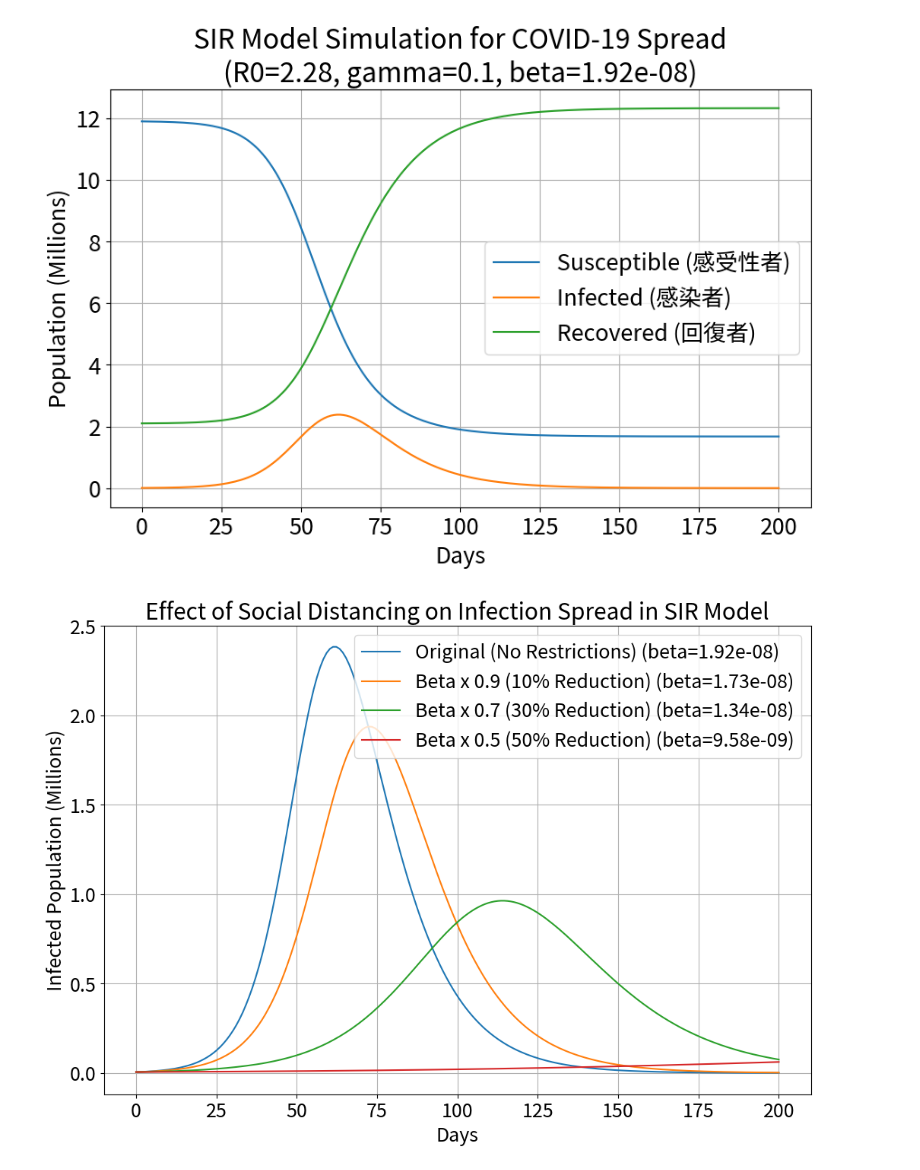
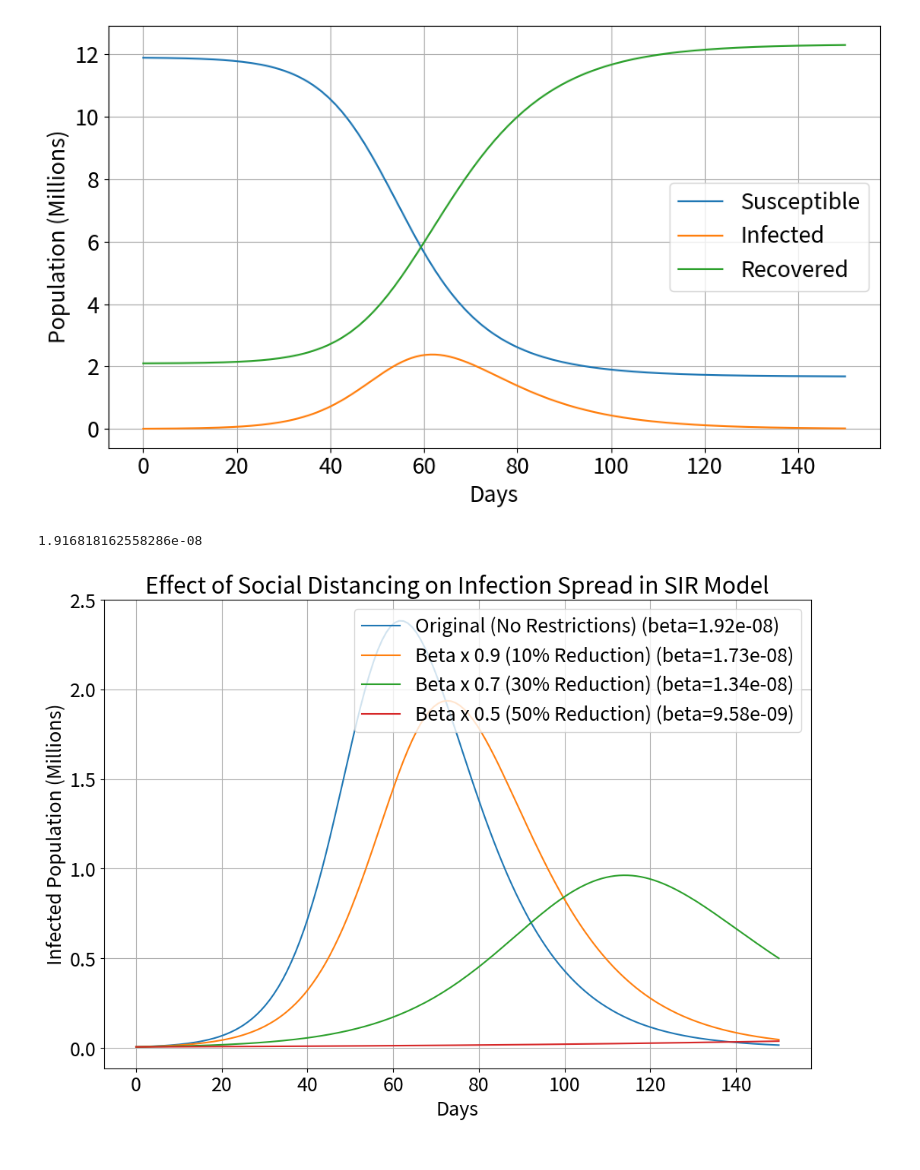
Before and after one commit to junya737/sir-model, a Jupyter notebook: main.ipynb, the cells around one changed output. Drawn from its saved outputs; the diff is of its cells as text; code cells hidden in the pictures.

```diff
--- a/main.ipynb
+++ b/main.ipynb
@@ -17,39 +17,45 @@ def sir_model(y, t, beta, gamma):
 # 初期パラメータ
 N = 1.4 * 10**7          # 総人口
 I0 = 5288            # 初期感染者数
 R0_val = N * 0.15             # 初期回復者数
 S0 = N - I0 - R0_val   # 初期の感受性者数
 gamma = 0.1        # 回復率
 R0 = 2.28        # 基本再生産数
 beta = R0 * gamma / S0  # 伝染率
 
-days = 200         # シミュレーションの日数
+days = 150         # シミュレーションの日数
 
 # 初期条件と時間の設定
 y0 = [S0, I0, R0_val]
 t = np.linspace(0, days, days)
 
 # odeintで微分方程式を解く
 solution = odeint(sir_model, y0, t, args=(beta, gamma))
 S, I, R = solution.T
 
 # グラフ作成
 plt.figure(figsize=(10, 6))
-plt.plot(t, S / 1e6, label='Susceptible (感受性者)')
-plt.plot(t, I / 1e6, label='Infected (感染者)')
-plt.plot(t, R / 1e6, label='Recovered (回復者)')
+plt.plot(t, S / 1e6, label='Susceptible')
+plt.plot(t, I / 1e6, label='Infected')
+plt.plot(t, R / 1e6, label='Recovered')
 plt.xlabel('Days')
 plt.ylabel('Population (Millions)')
-plt.title(f'SIR Model Simulation for COVID-19 Spread\n(R0={R0}, gamma={gamma}, beta={beta:.2e})')
+
 
 # 縦軸にカンマ区切りを適用
 plt.gca().yaxis.set_major_formatter(FuncFormatter(lambda x, _: f'{int(x):,}'))
 
 plt.legend()
 plt.grid(True)
+plt.tight_layout()
+plt.savefig('sir_model.pdf')
 plt.show()
 # %% [output]
-[figure, old version]
+[figure, new version]
+# %%
+beta
+# %% [output]
+1.916818162558286e-08
 # %%
 # 各自粛シナリオにおけるbetaの設定
 scenarios = {
@@ -80,7 +86,7 @@ plt.legend()
 plt.grid(True)
 plt.show()
 # %% [output]
-[figure, old version]
+[figure, new version]
 # %%
 # グラフ作成
 plt.figure(figsize=(12, 8))
```
Also changed, not shown: parts of 1 cell of this notebook, 1 other file.
